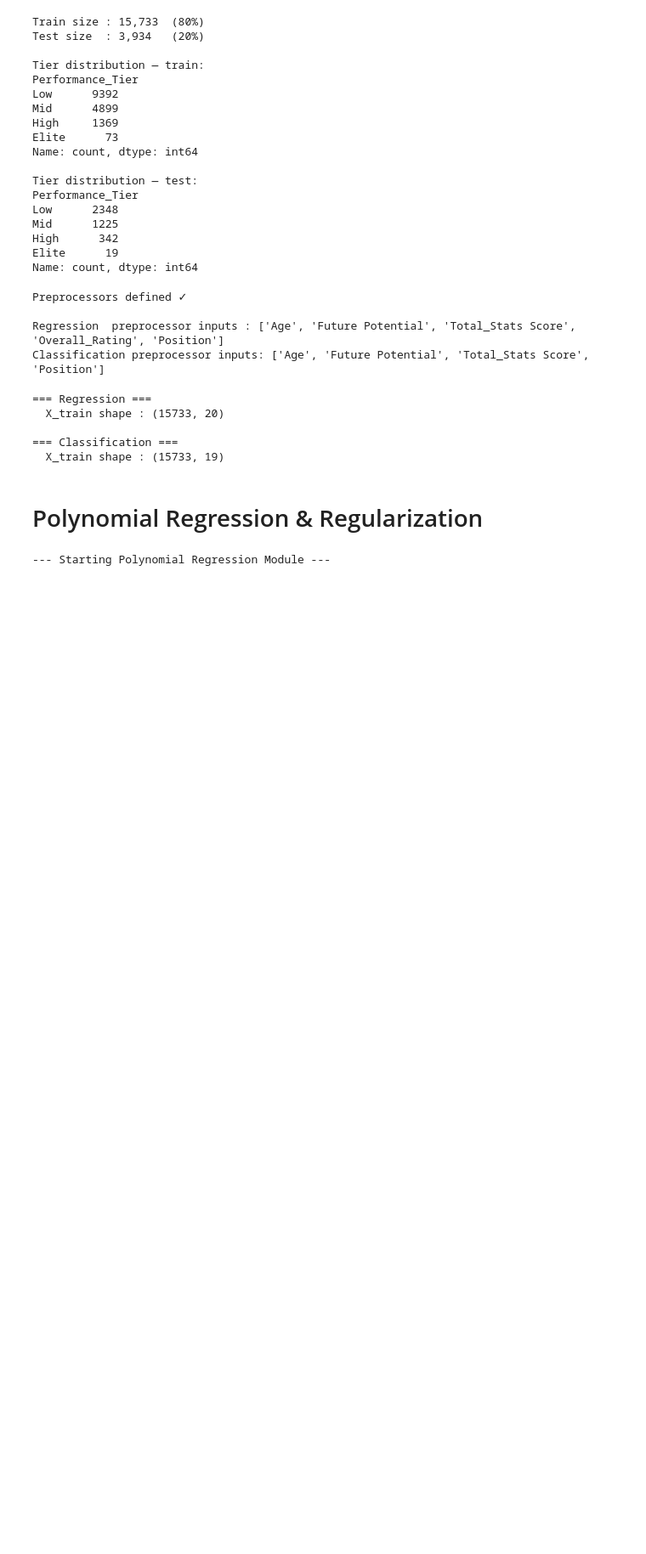
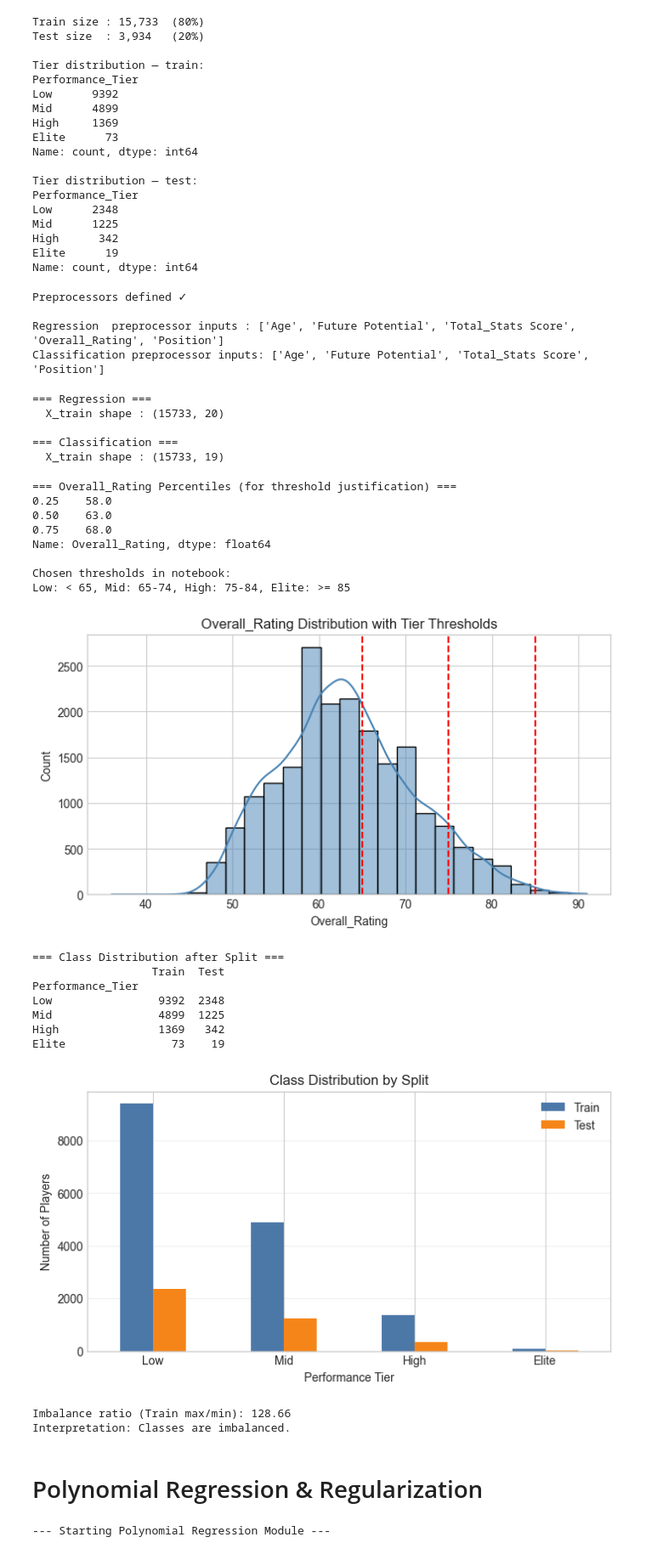
Before and after one commit to youssef28m/fifa-performance-analysis, a Jupyter notebook: main.ipynb, the cells around one changed output. Shown at 85% size. Saved outputs shown, nothing was run; the diff lists cells and outputs as text; code cells hidden in the pictures; blank space fills up the shorter version.

```diff
--- a/main.ipynb
+++ b/main.ipynb
@@ -22,7 +22,7 @@ from sklearn.metrics import (mean_absolute_error, mean_squared_error, r2_score,
 # ==========================================
 # 2. Loading
 # ==========================================
-df = pd.read_csv("/content/Fifa.csv")
+df = pd.read_csv("Fifa.csv")
 df.head()
 # %% [output]
 |  | Name | Country | Position | Age | Overall_Rating | Future Potential | Team | Value Per M$ | ... |
@@ -328,6 +371,68 @@ print(f"  X_train shape : {X_train_clf.shape}")
 
 === Classification ===
   X_train shape : (15733, 19)
+# %%
+# Task 3 threshold justification and class distribution bar chart
+percentiles = df['Overall_Rating'].quantile([0.25, 0.50, 0.75])
+print("=== Overall_Rating Percentiles (for threshold justification) ===")
+print(percentiles)
+print("\nChosen thresholds in notebook:")
+print("Low: < 65, Mid: 65-74, High: 75-84, Elite: >= 85")
+
+plt.figure(figsize=(8, 4))
+sns.histplot(df['Overall_Rating'], bins=25, kde=True, color='steelblue')
+for t in [65, 75, 85]:
+    plt.axvline(t, color='red', linestyle='--', linewidth=1.5)
+plt.title('Overall_Rating Distribution with Tier Thresholds')
+plt.xlabel('Overall_Rating')
+plt.ylabel('Count')
+plt.show()
+
+train_counts = y_clf_train.value_counts().reindex(tier_order)
+test_counts = y_clf_test.value_counts().reindex(tier_order)
+
+class_dist_df = pd.DataFrame({
+    'Train': train_counts,
+    'Test': test_counts
+})
+
+print("=== Class Distribution after Split ===")
+print(class_dist_df)
+
+class_dist_df.plot(kind='bar', figsize=(8, 4), color=['#4C78A8', '#F58518'])
+plt.title('Class Distribution by Split')
+plt.xlabel('Performance Tier')
+plt.ylabel('Number of Players')
+plt.xticks(rotation=0)
+plt.grid(axis='y', alpha=0.3)
+plt.show()
+
+imbalance_ratio = class_dist_df['Train'].max() / class_dist_df['Train'].min()
+print(f"Imbalance ratio (Train max/min): {imbalance_ratio:.2f}")
+if imbalance_ratio > 2:
+    print("Interpretation: Classes are imbalanced.")
+else:
+    print("Interpretation: Classes are reasonably balanced.")
+# %% [output]
+=== Overall_Rating Percentiles (for threshold justification) ===
+0.25    58.0
+0.50    63.0
+0.75    68.0
+Name: Overall_Rating, dtype: float64
+
+Chosen thresholds in notebook:
+Low: < 65, Mid: 65-74, High: 75-84, Elite: >= 85
+[figure, added]
+=== Class Distribution after Split ===
+                  Train  Test
+Performance_Tier
+Low                9392  2348
+Mid                4899  1225
+High               1369   342
+Elite                73    19
+[figure, added]
+Imbalance ratio (Train max/min): 128.66
+Interpretation: Classes are imbalanced.
 # %% [markdown]
 # Polynomial Regression & Regularization
 # %%
```
Also changed, not shown: parts of 14 cells of this notebook.
